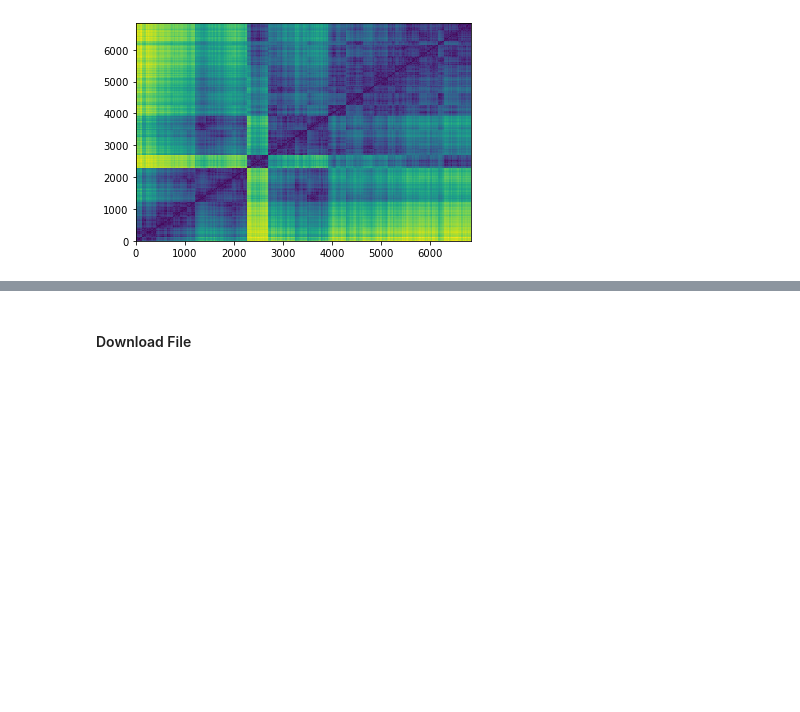
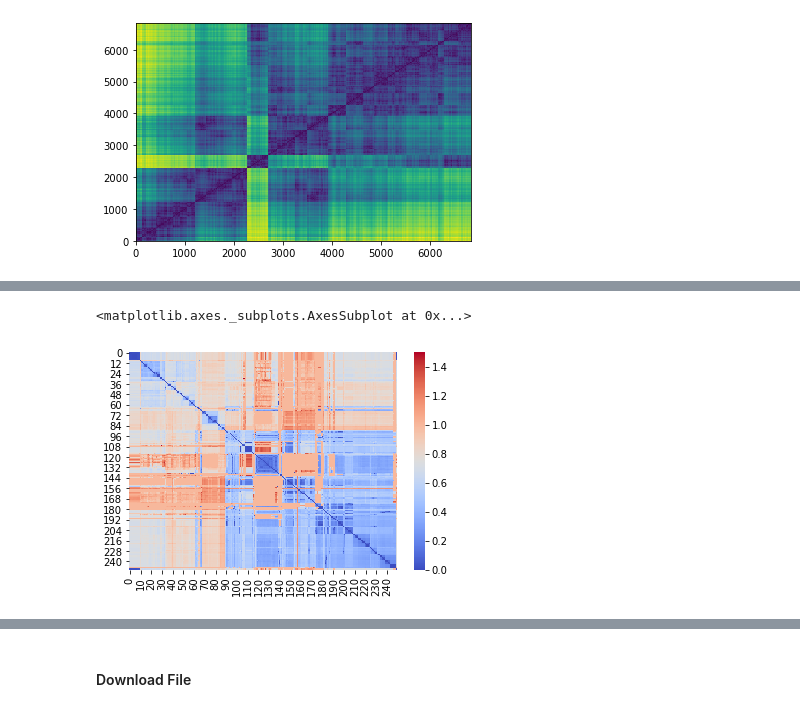
Before and after one commit to mcruggiero/KLH_Research, a Jupyter notebook: Key Hole Limpet Hemocyanin.ipynb, the cells around one changed output, grey strips where cells are left out. Drawn from its saved outputs; the diff is of its cells as text; code cells hidden in the pictures; blank space fills up the shorter version.

```diff
--- a/Key Hole Limpet Hemocyanin.ipynb
+++ b/Key Hole Limpet Hemocyanin.ipynb
@@ -336,0 +542,16 @@ Method:  complete
+# %%
+# Open the alignment file as a MultipleSeqAlignment object
+chain_a = "data/alignments/a_named.clw"
+
+with open(chain_a,"r") as aln:
+    alignment_a = AlignIO.read(aln, "clustal")
+
+calculator = DistanceCalculator(model="pam250")
+distance_matrix = calculator.get_distance(alignment_a)
+# %%
+sns.heatmap(np.array(distance_matrix),
+            cmap='coolwarm',
+            annot=False)
+# %% [output]
+<matplotlib.axes._subplots.AxesSubplot at 0x...>
+[figure, added]
```
Also changed, not shown: parts of 29 cells of this notebook, 33 other files.
